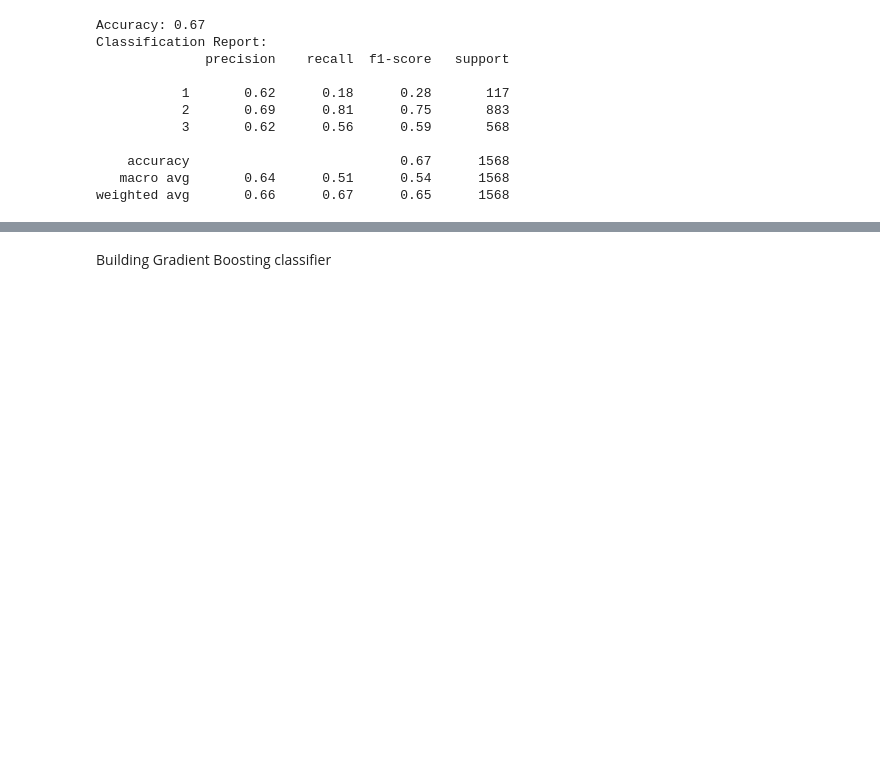
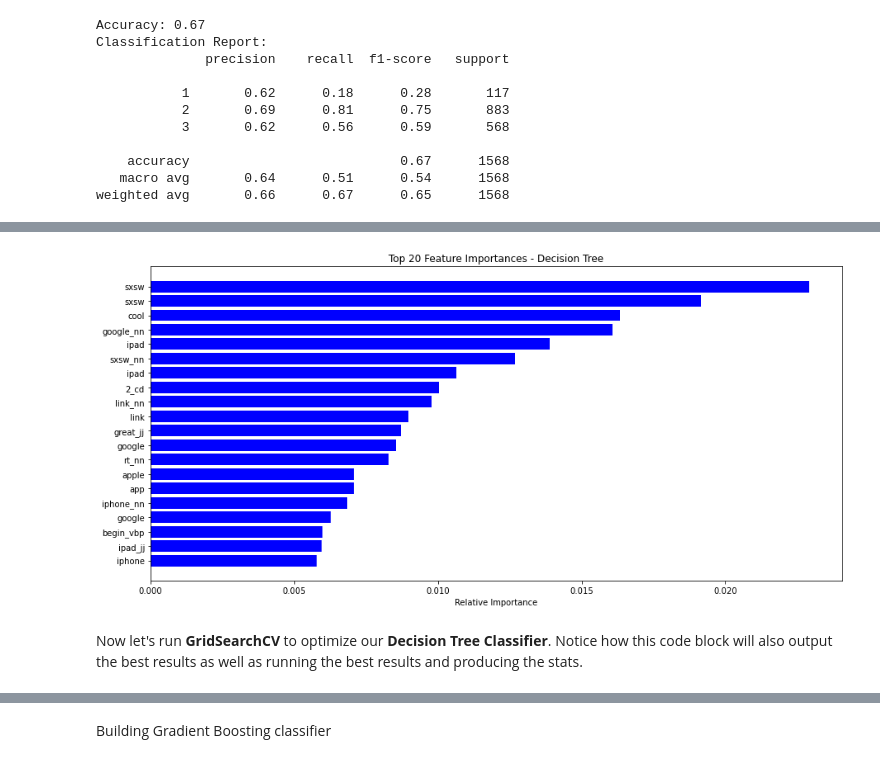
Before and after one commit to byrdwcrawford/NLP-Sentiment-Classification, a Jupyter notebook: NLP Notebook-ColumnTransformer.ipynb, the cells around one changed output, grey strips where cells are left out. Cells and saved outputs as stored; diff of their text form; code cells hidden in the pictures; blank space fills up the shorter version.

```diff
--- a/NLP Notebook-ColumnTransformer.ipynb
+++ b/NLP Notebook-ColumnTransformer.ipynb
@@ -851,3 +960,40 @@ print(classification_report(y_test, y_pred_decision_tree))
+# %%
+# Function to extract feature names correctly
+def get_feature_names(preprocessor):
+    output_features = []
+    for name, transformer, columns in preprocessor.transformers_:
+        if hasattr(transformer, 'get_feature_names_out'):
+            feature_names = transformer.get_feature_names_out()
+            output_features.extend(feature_names)
+        elif hasattr(transformer, 'transformers_'):  # Handling nested ColumnTransformer
+            nested_features = get_feature_names(transformer)
+            output_features.extend(nested_features)
+        else:
+            output_features.extend(columns)
+    return output_features
+
+# Visualization: Feature Importance using Decision Tree
+def plot_feature_importances(model, feature_names, top_features=20):
+    importances = model.named_steps['classifier'].feature_importances_
+    indices = np.argsort(importances)[-top_features:]
+
+    plt.figure(figsize=(15, 7))
+    plt.barh(range(len(indices)), importances[indices], color='blue', align='center')
+    plt.yticks(range(len(indices)), [feature_names[i] for i in indices])
+    plt.xlabel('Relative Importance')
+    plt.title('Top 20 Feature Importances - Decision Tree')
+    plt.show()
+
+# Extract feature names from the preprocessor
+feature_names = get_feature_names(decision_tree_pipeline.named_steps['preprocessor'])
+feature_names = np.array(feature_names)
+
+# Plot feature importances
+plot_feature_importances(decision_tree_pipeline, feature_names)
+# %% [output]
+[figure, added]
+# %% [markdown]
+Now let's run **GridSearchCV** to optimize our **Decision Tree Classifier**.  Notice how this code block will also output the best results as well as running the best results and producing the stats.
 # %%
 # Define the parameter grid for GridSearchCV
 param_grid = {
```
Also changed, not shown: parts of 70 cells of this notebook, 9 other files.
